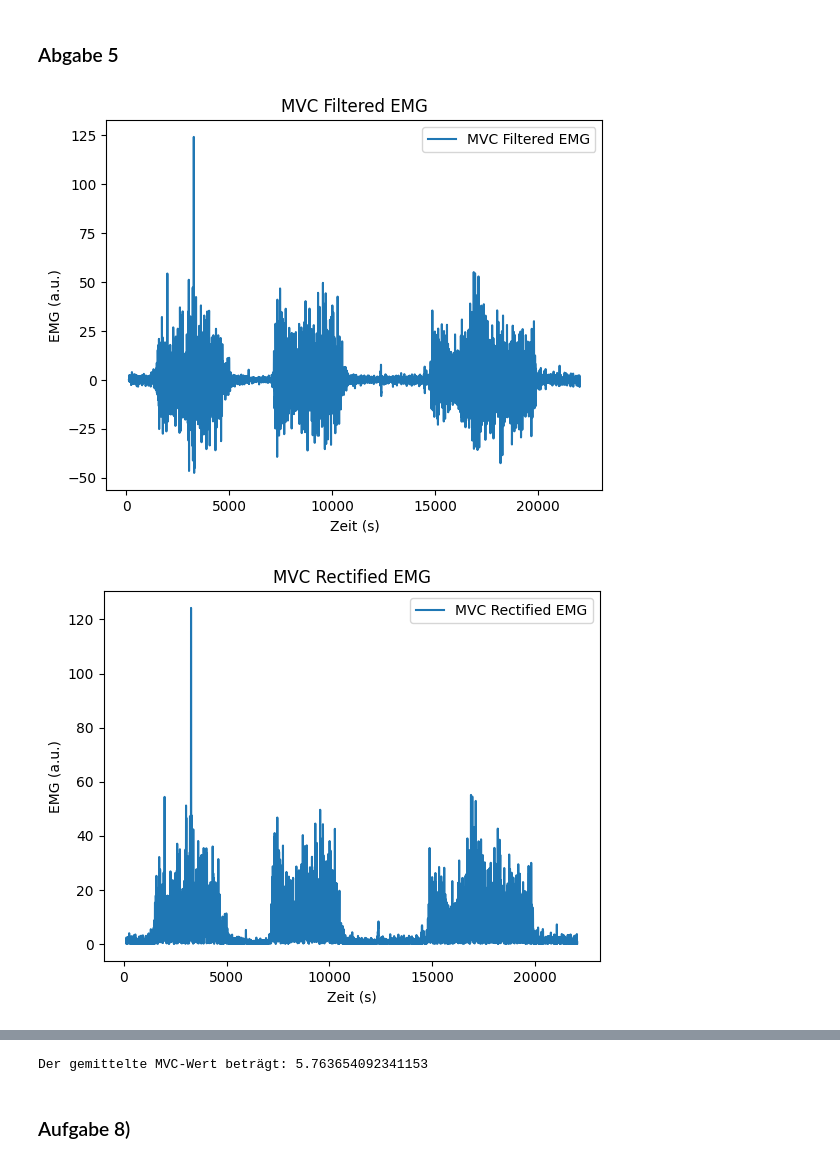
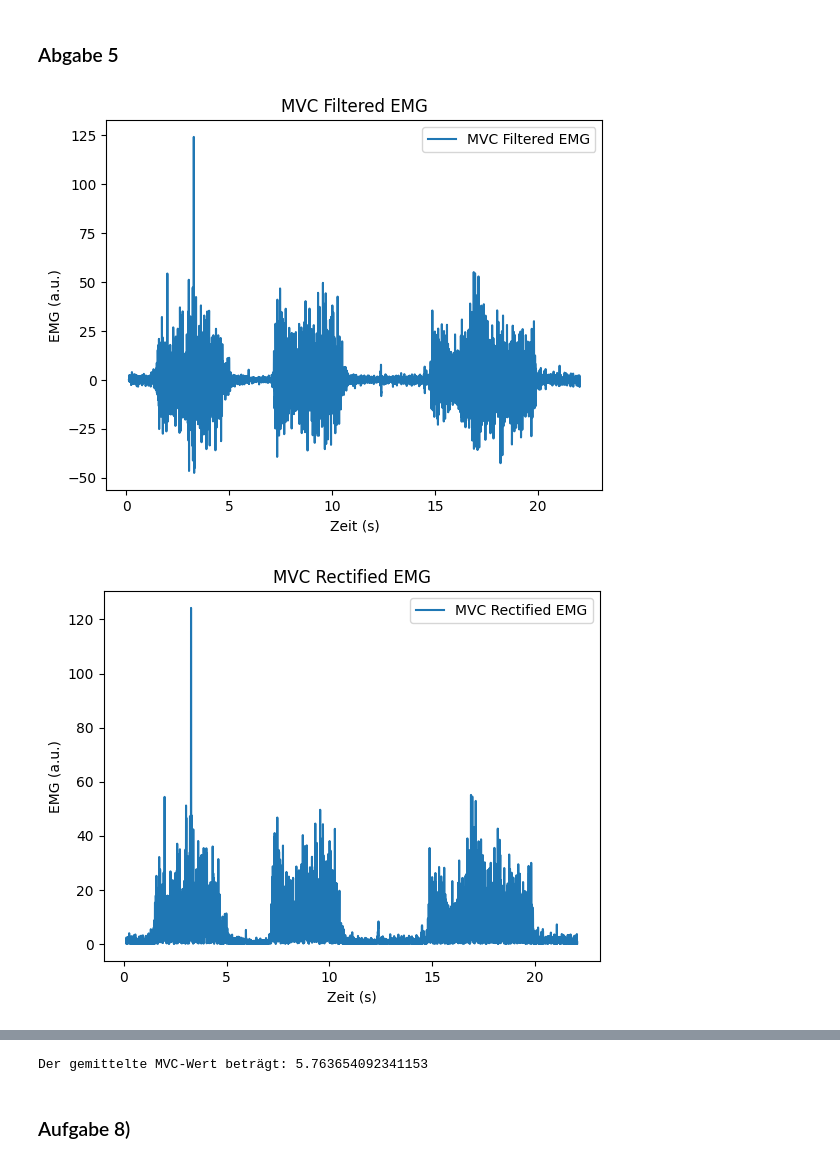
Before and after one commit to VPaulineC/Praktikum-3, a Jupyter notebook: MainCode3.ipynb, the cells around one changed output, grey strips where cells are left out. Drawn from its saved outputs; the diff is of its cells as text; code cells hidden in the pictures.

```diff
--- a/MainCode3.ipynb
+++ b/MainCode3.ipynb
@@ -660,7 +660,7 @@ mvc_filtered_emg = butterworth_filter(mvc['mean_corrected'], 20, 450, fs=1000)
 
 
 
-plt.plot(mvc['t'], mvc_filtered_emg, label='MVC Filtered EMG')
+plt.plot(mvc['t']/1000, mvc_filtered_emg, label='MVC Filtered EMG')
 plt.title('MVC Filtered EMG')
 plt.xlabel('Zeit (s)')
 plt.ylabel('EMG (a.u.)')
@@ -682,35 +682,35 @@ mvc_envelope = lowpass_filter(mvc_rectified_emg, 3, fs=1000)
 
 
 
-plt.plot(mvc['t'], mvc_rectified_emg, label='MVC Rectified EMG')
+plt.plot(mvc['t']/1000, mvc_rectified_emg, label='MVC Rectified EMG')
 plt.title('MVC Rectified EMG')
 plt.xlabel('Zeit (s)')
 plt.ylabel('EMG (a.u.)')
 plt.legend()
 
 
 plt.show()
 
 # plt.figure(figsize=(12, 8))
 # plt.subplot(2, 2, 1)
 # plt.plot(mvc['t'], mvc_rectified_emg, label='MVC Rectified EMG')
 # plt.title('MVC Rectified EMG')
 # plt.xlabel('Zeit (s)')
 # plt.ylabel('EMG (a.u.)')
 # plt.legend()
 
 
-plt.plot(mvc['t'], mvc_envelope, label='MVC Envelope (3 Hz Lowpass)')
+plt.plot(mvc['t']/1000, mvc_envelope, label='MVC Envelope (3 Hz Lowpass)')
 plt.title('MVC Envelope (3 Hz Lowpass)')
 plt.xlabel('Zeit (s)')
 plt.ylabel('EMG (a.u.)')
 plt.legend()
 plt.show()
 
 plt.show()
 
 mvc_mean = np.mean(mvc_envelope)
 print(f"Der gemittelte MVC-Wert beträgt: {mvc_mean}")
 # %% [output]
-[figure, old version]
+[figure, new version]
-[figure, old version]
+[figure, new version]
```
Also changed, not shown: parts of 1 cell of this notebook.
